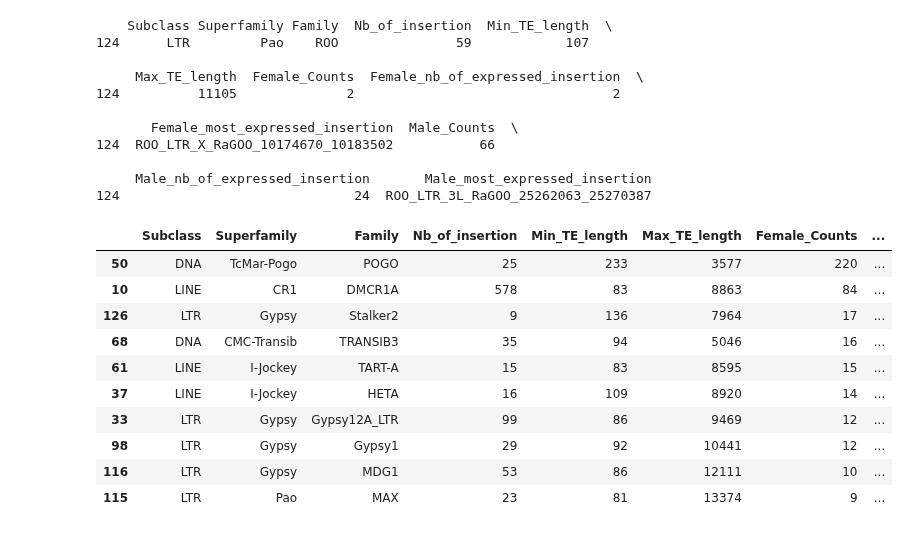
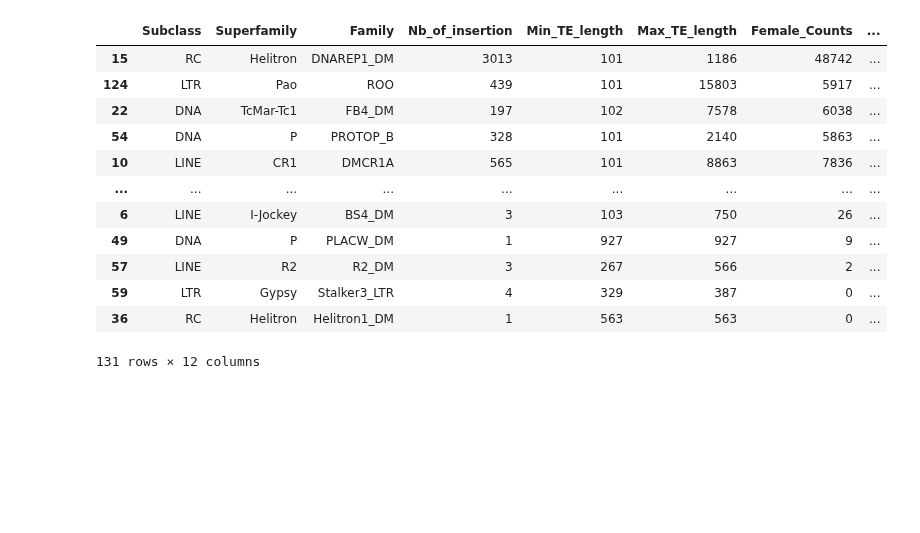
Before and after one commit to EricAmren/TE_LR_RNAseq, a Jupyter notebook: TE_LR_RNAseq_notebook.ipynb, the cells around one changed output. Drawn from its saved outputs; the diff is of its cells as text; code cells hidden in the pictures; blank space fills up the shorter version.

Commit message:
Bug fixed : all family now counted

```diff
--- a/TE_LR_RNAseq_notebook.ipynb
+++ b/TE_LR_RNAseq_notebook.ipynb
@@ -11,10 +11,10 @@ from plotly.subplots import make_subplots
 # GLOBAL VARS
 
 FC30_DMGOTH_BAMFILE = "/data2/eric/TE_LR_RNAseq/data/dmgoth101_genome_alignments/bam/FC30.against_dmgoth.bam"
-FC30_DMGOTH_MAX_AS_BAMFILE = "/data2/eric/TE_LR_RNAseq/data/dmgoth101_genome_alignments/bam/FC30.against_dmgoth.filtered.bam"
+FC30_DMGOTH_MAX_AS_BAMFILE = "/data2/eric/TE_LR_RNAseq/data/dmgoth101_genome_alignments/bam/FC30.against_dmgoth.filtered_max_AS.bam"
 
 FC29_DMGOTH_BAMFILE = "/data2/eric/TE_LR_RNAseq/data/dmgoth101_genome_alignments/bam/FC29.against_dmgoth.bam"
-FC29_DMGOTH_MAX_AS_BAMFILE = "/data2/eric/TE_LR_RNAseq/data/dmgoth101_genome_alignments/bam/FC29.against_dmgoth.filtered.bam"
+FC29_DMGOTH_MAX_AS_BAMFILE = "/data2/eric/TE_LR_RNAseq/data/dmgoth101_genome_alignments/bam/FC29.against_dmgoth.filtered_max_AS.bam"
 
 FC30_DMGOTH_SUBSET_BAMFILE = "/data2/eric/TE_LR_RNAseq/data/dmgoth101_genome_alignments/bam/FC30.subset.against_dmgoth.bam"
 FC30_DMGOTH_SUBSET_MAX_AS_BAMFILE = "/data2/eric/TE_LR_RNAseq/data/dmgoth101_genome_alignments/bam/FC30.subset.against_dmgoth.filtered.bam"
@@ -211,6 +167,8 @@ def get_TE_counting(filtered_bamfile, annotations, TE_hierarchy_df, filter_strat
     family_dict, TE_hierarchy_df = merge_family_splitted_between_intern_and_LTR(family_dict, TE_hierarchy_df)
     return (family_dict, TE_hierarchy_df)
 # FC30_FAMILY_DICT, HIERARCHY_DF = get_TE_counting(FC30_DMGOTH_MAX_AS_BAMFILE, REPEATMASKER_TE_ANNOTATIONS, HIERARCHY_DF, filter_out_co_expressed)
-FC29_FAMILY_DICT, HIERARCHY_DF = get_TE_counting(FC29_DMGOTH_MAX_AS_BAMFILE, REPEATMASKER_TE_ANNOTATIONS, HIERARCHY_DF, filter_out_co_expressed)
+# FC29_FAMILY_DICT, HIERARCHY_DF = get_TE_counting(FC29_DMGOTH_MAX_AS_BAMFILE, REPEATMASKER_TE_ANNOTATIONS, HIERARCHY_DF, filter_out_co_expressed)
 # FC30_FAMILY_DICT = get_TE_counting(FC30_DMGOTH_MAX_AS_BAMFILE, REPEATMASKER_TE_ANNOTATIONS, filter_out_co_expressed)
 # FC29_FAMILY_DICT = get_TE_counting(FC29_DMGOTH_MAX_AS_BAMFILE, REPEATMASKER_TE_ANNOTATIONS, filter_out_co_expressed)
+FC30_FAMILY_DICT, HIERARCHY_DF = get_TE_counting(FC30_DMGOTH_MAX_AS_BAMFILE, REPEATMASKER_TE_ANNOTATIONS, HIERARCHY_DF, filter_out_co_expressed)
+FC29_FAMILY_DICT, HIERARCHY_DF = get_TE_counting(FC29_DMGOTH_MAX_AS_BAMFILE, REPEATMASKER_TE_ANNOTATIONS, HIERARCHY_DF, filter_out_co_expressed)
@@ -217,21 +177,0 @@ FC29_FAMILY_DICT, HIERARCHY_DF = get_TE_counting(FC29_DMGOTH_MAX_AS_BAMFILE, REP
-# %%
-# print(FC29_FAMILY_DICT["ROO"])
-count = 0
-# for insertion in FC29_FAMILY_DICT["ROO"]:
-#     # print(insertion.id)
-#     if insertion.id.startswith("ROO_LTR"):
-#         print("OK")
-#         print(insertion.id)
-#         break
-#     count += insertion.counts
-# print(count)
-
-for insertion in FC29_FAMILY_DICT["ROO_I"]:
-    count += insertion.counts
-print(count)
-
-count = 0
-
-for insertion in FC29_FAMILY_DICT["ROO_LTR"]:
-    count += insertion.counts
-print(count)
@@ -275,6 +212,6 @@ def from_counting_to_df(counting_dict):
     counting_df = pd.DataFrame(list(zip(family_list, min_TE_length_list, max_TE_length_list, counting_list, nb_insertion_list, nb_expressed_insertion_list, most_expressed_insertion_list)), columns=["Family", "Min_TE_length","Max_TE_length", "Counts", "nb_of_insertion", "nb_of_expressed_insertion", "Most_expressed_insertion"])
     return counting_df
 # %%
-# FC30_DMGOTH_COUNTING_DF = from_counting_to_df(FC30_FAMILY_DICT)
+FC30_DMGOTH_COUNTING_DF = from_counting_to_df(FC30_FAMILY_DICT)
 FC29_DMGOTH_COUNTING_DF = from_counting_to_df(FC29_FAMILY_DICT)
 # %%
@@ -302,32 +239,20 @@ def create_table_from_counting(female_counting, male_counting, hierarchy):
     return TE_data_table
 
 TE_data_table = create_table_from_counting(FC30_DMGOTH_COUNTING_DF, FC29_DMGOTH_COUNTING_DF, HIERARCHY_DF)
-# %%
-print(TE_data_table[TE_data_table["Family"] == "ROO"])
-# %% [output]
-    Subclass Superfamily Family  Nb_of_insertion  Min_TE_length  \
-124      LTR         Pao    ROO               59            107
-
-     Max_TE_length  Female_Counts  Female_nb_of_expressed_insertion  \
-124          11105              2                                 2
-
-       Female_most_expressed_insertion  Male_Counts  \
-124  ROO_LTR_X_RaGOO_10174670_10183502           66
-
-     Male_nb_of_expressed_insertion       Male_most_expressed_insertion
-124                              24  ROO_LTR_3L_RaGOO_25262063_25270387
 # %%
-TE_data_table.sort_values(by="Female_Counts", axis=0,  ascending=False).head(10)
+TE_data_table.sort_values(by="Male_Counts", axis=0,  ascending=False)
 # TE_data_table.to_csv('TE_data_table.tsv', sep = '\t', index=False)
 # %% [output]
 |  | Subclass | Superfamily | Family | Nb_of_insertion | Min_TE_length | Max_TE_length | Female_Counts | ... |
-| 50 | DNA | TcMar-Pogo | POGO | 25 | 233 | 3577 | 220 | ... |
-| 10 | LINE | CR1 | DMCR1A | 578 | 83 | 8863 | 84 | ... |
-| 126 | LTR | Gypsy | Stalker2 | 9 | 136 | 7964 | 17 | ... |
-| 68 | DNA | CMC-Transib | TRANSIB3 | 35 | 94 | 5046 | 16 | ... |
-| 61 | LINE | I-Jockey | TART-A | 15 | 83 | 8595 | 15 | ... |
-| 37 | LINE | I-Jockey | HETA | 16 | 109 | 8920 | 14 | ... |
-| 33 | LTR | Gypsy | Gypsy12A_LTR | 99 | 86 | 9469 | 12 | ... |
-| 98 | LTR | Gypsy | Gypsy1 | 29 | 92 | 10441 | 12 | ... |
-| 116 | LTR | Gypsy | MDG1 | 53 | 86 | 12111 | 10 | ... |
-| 115 | LTR | Pao | MAX | 23 | 81 | 13374 | 9 | ... |
+| 15 | RC | Helitron | DNAREP1_DM | 3013 | 101 | 1186 | 48742 | ... |
+| 124 | LTR | Pao | ROO | 439 | 101 | 15803 | 5917 | ... |
+| 22 | DNA | TcMar-Tc1 | FB4_DM | 197 | 102 | 7578 | 6038 | ... |
+| 54 | DNA | P | PROTOP_B | 328 | 101 | 2140 | 5863 | ... |
+| 10 | LINE | CR1 | DMCR1A | 565 | 101 | 8863 | 7836 | ... |
+| ... | ... | ... | ... | ... | ... | ... | ... | ... |
+| 6 | LINE | I-Jockey | BS4_DM | 3 | 103 | 750 | 26 | ... |
+| 49 | DNA | P | PLACW_DM | 1 | 927 | 927 | 9 | ... |
+| 57 | LINE | R2 | R2_DM | 3 | 267 | 566 | 2 | ... |
+| 59 | LTR | Gypsy | Stalker3_LTR | 4 | 329 | 387 | 0 | ... |
+| 36 | RC | Helitron | Helitron1_DM | 1 | 563 | 563 | 0 | ... |
+131 rows × 12 columns
```
Also changed, not shown: parts of 15 cells of this notebook.
